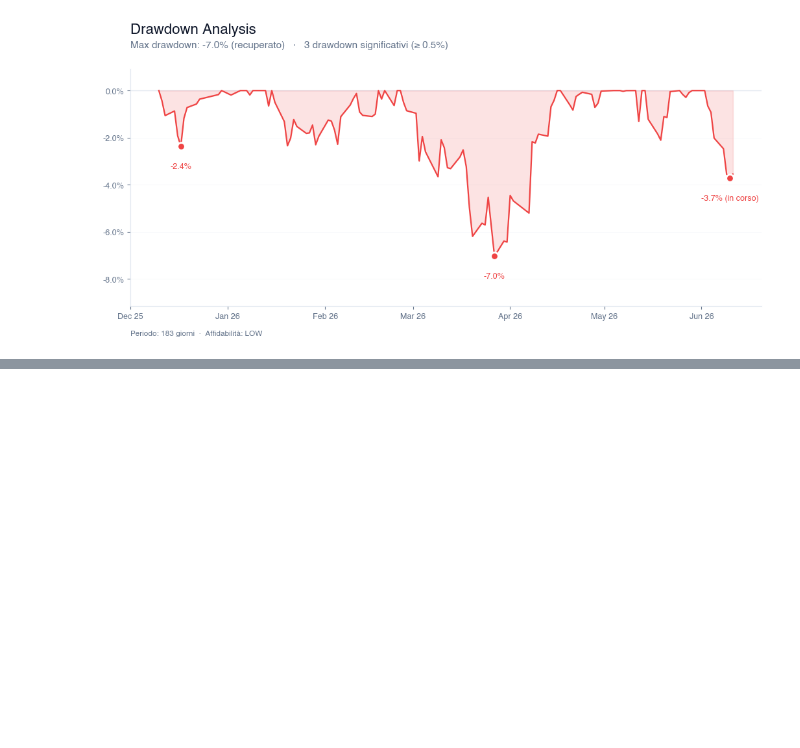
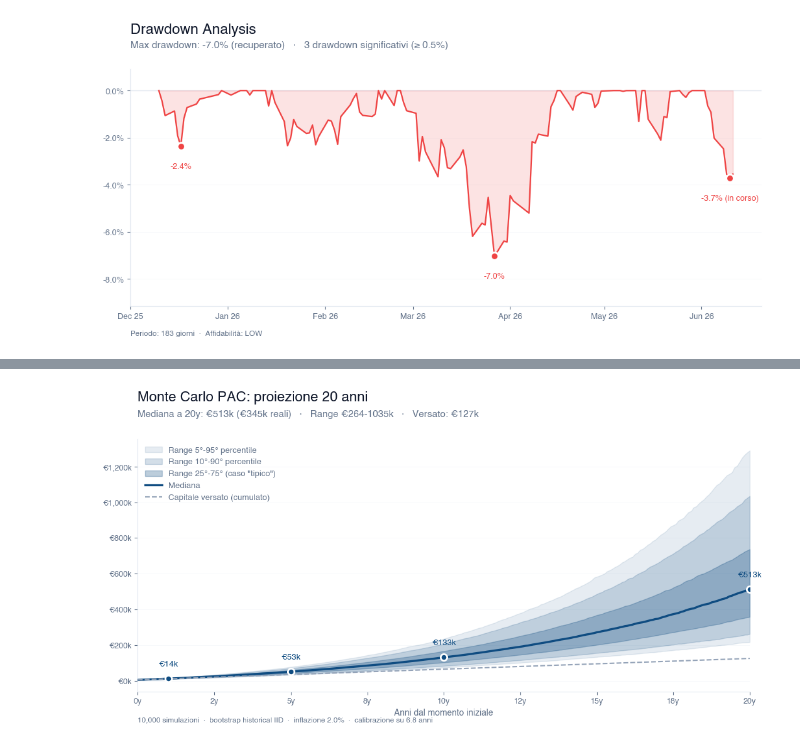
Before and after one commit to acquasalientemichele/portfolio-tracker, a Jupyter notebook: portfolio.ipynb, the cells around one changed output, grey strips where cells are left out. Saved outputs shown, nothing was run; the diff lists cells and outputs as text; code cells hidden in the pictures; blank space fills up the shorter version.

```diff
--- a/portfolio.ipynb
+++ b/portfolio.ipynb
@@ -803,0 +918,84 @@ else:
+# %%
+import numpy as np
+
+sims = mc_result['simulation']['simulations']
+n_months = sims.shape[1]
+months_axis = np.arange(n_months) / 12
+
+# Percentili mese per mese
+perc_data = {p: np.percentile(sims, p, axis=0)
+             for p in [5, 10, 25, 50, 75, 90, 95]}
+
+# Capitale versato cumulato (linea di riferimento)
+contributed_cum = INITIAL_VALUE + MONTHLY_CONTRIBUTION * np.arange(n_months)
+
+fig, ax = plt.subplots(figsize=(11, 5.5))
+cs.style_axis(ax, euro=False, date_axis=False)
+
+# Bande progressive di confidenza
+ax.fill_between(months_axis, perc_data[5], perc_data[95],
+                color=cs.COLORS['value'], alpha=0.10, zorder=2,
+                label='Range 5°-95° percentile')
+ax.fill_between(months_axis, perc_data[10], perc_data[90],
+                color=cs.COLORS['value'], alpha=0.18, zorder=3,
+                label='Range 10°-90° percentile')
+ax.fill_between(months_axis, perc_data[25], perc_data[75],
+                color=cs.COLORS['value'], alpha=0.28, zorder=4,
+                label='Range 25°-75° (caso "tipico")')
+
+# Linea mediana
+ax.plot(months_axis, perc_data[50], color=cs.COLORS['value'],
+        linewidth=2.4, zorder=5, label='Mediana')
+
+# Linea capitale versato
+ax.plot(months_axis, contributed_cum, color=cs.COLORS['invested'],
+        linewidth=1.5, linestyle='--', zorder=5,
+        label='Capitale versato (cumulato)')
+
+# Marker sui milestone
+for years_mark in HORIZONS:
+    mark_idx = years_mark * 12
+    if mark_idx >= n_months: continue
+    med_val = perc_data[50][mark_idx]
+    ax.scatter([years_mark], [med_val], color=cs.COLORS['value'], s=55,
+               zorder=7, edgecolor='white', linewidth=2.0)
+    ax.annotate(f'€{med_val/1000:.0f}k',
+                xy=(years_mark, med_val),
+                xytext=(0, 12), textcoords='offset points',
+                va='bottom', ha='center', fontsize=9.5, fontweight='bold',
+                color=cs.COLORS['value'])
+
+# Formattazione assi
+ax.yaxis.set_major_formatter(plt.FuncFormatter(
+    lambda v, _: f'€{v/1000:,.0f}k'))
+ax.xaxis.set_major_formatter(plt.FuncFormatter(
+    lambda v, _: f'{int(v)}y' if v == int(v) else f'{v:.0f}y'))
+ax.set_xlabel('Anni dal momento iniziale', color=cs.COLORS['muted'],
+              fontsize=10)
+ax.set_xlim(0, max(HORIZONS))
+
+cs.style_legend(ax, loc='upper left')
+
+# Titolo headline
+max_h = max(HORIZONS)
+h_final = mc_result['simulation']['horizons'][max_h]
+contributed_final = h_final['total_contributed']
+med_final = h_final['median_nominal']
+real_final = h_final['median_real']
+p10_final = h_final['percentiles_nominal'][10]
+p90_final = h_final['percentiles_nominal'][90]
+
+cs.add_title(
+    fig,
+    title=f'Monte Carlo PAC: proiezione {max_h} anni',
+    subtitle=(f'Mediana a {max_h}y: €{med_final/1000:.0f}k '
+              f'(€{real_final/1000:.0f}k reali)   ·   '
+              f'Range €{p10_final/1000:.0f}-{p90_final/1000:.0f}k   ·   '
+              f'Versato: €{contributed_final/1000:.0f}k'),
+    source=(f'{N_SIMULATIONS:,} simulazioni  ·  bootstrap historical IID  ·  '
+            f'inflazione {INFLATION_RATE*100:.1f}%  ·  '
+            f'calibrazione su {cal["n_years"]:.1f} anni'),
+)
+plt.show()
+# %% [output]
+[figure, added]
```
Also changed, not shown: parts of 4 cells of this notebook.
